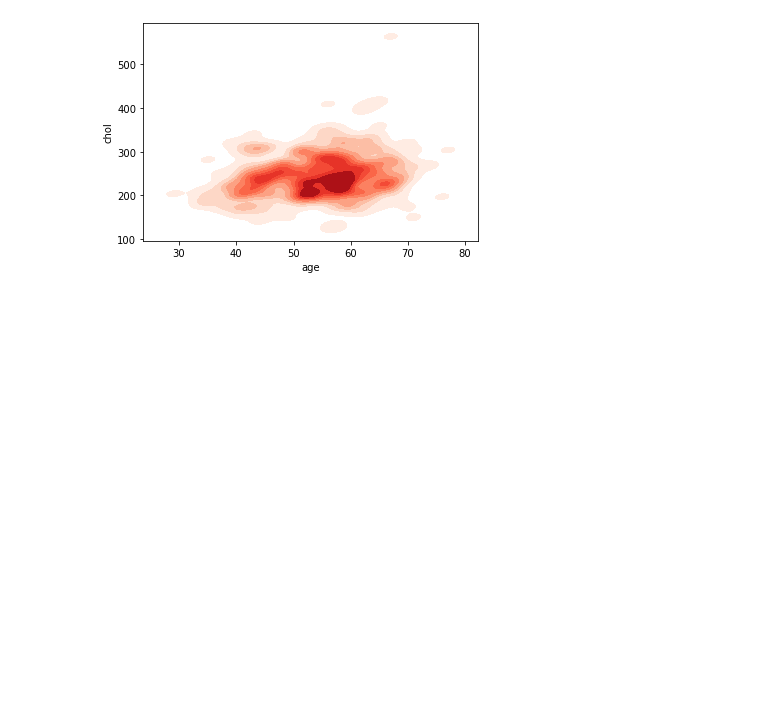
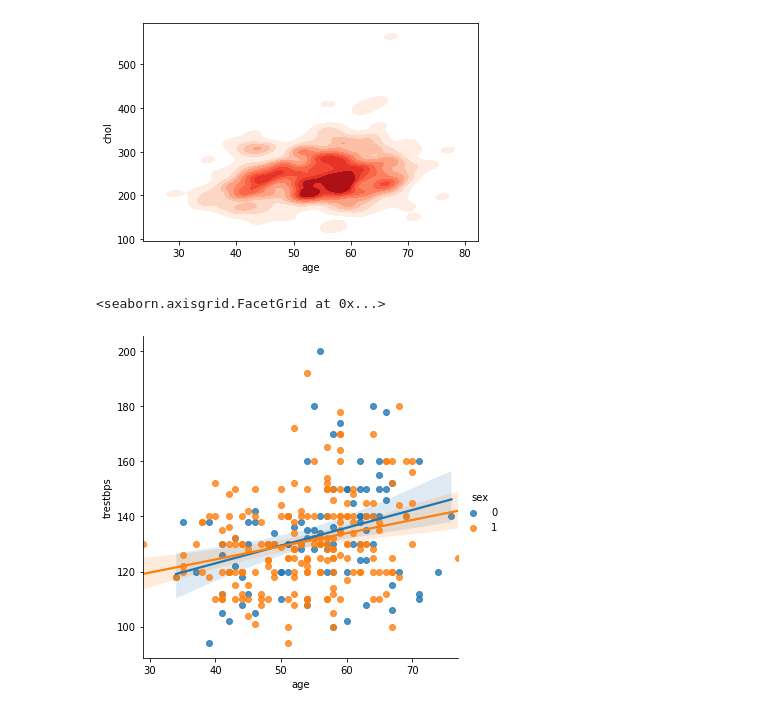
Before and after one commit to caesarorz/heartPlotsSeaborn, a Jupyter notebook: optional.ipynb, the cells around one changed output. Drawn from its saved outputs; the diff is of its cells as text; code cells hidden in the pictures; blank space fills up the shorter version.

Commit message:
Create facet grid

```diff
--- a/optional.ipynb
+++ b/optional.ipynb
@@ -110,3 +110,13 @@ sns.kdeplot(x=heart.age, y=heart.chol, cmap="Reds", shade=True, bw_adjust=.5)
 plt.show()
 # %% [output]
 [figure]
+# %%
+sns.lmplot(
+    data=heart,
+    x='age',
+    y='trestbps',
+    hue='sex'
+) # sh
+# %% [output]
+<seaborn.axisgrid.FacetGrid at 0x...>
+[figure, added]
```
Also changed, not shown: parts of 3 cells of this notebook.
